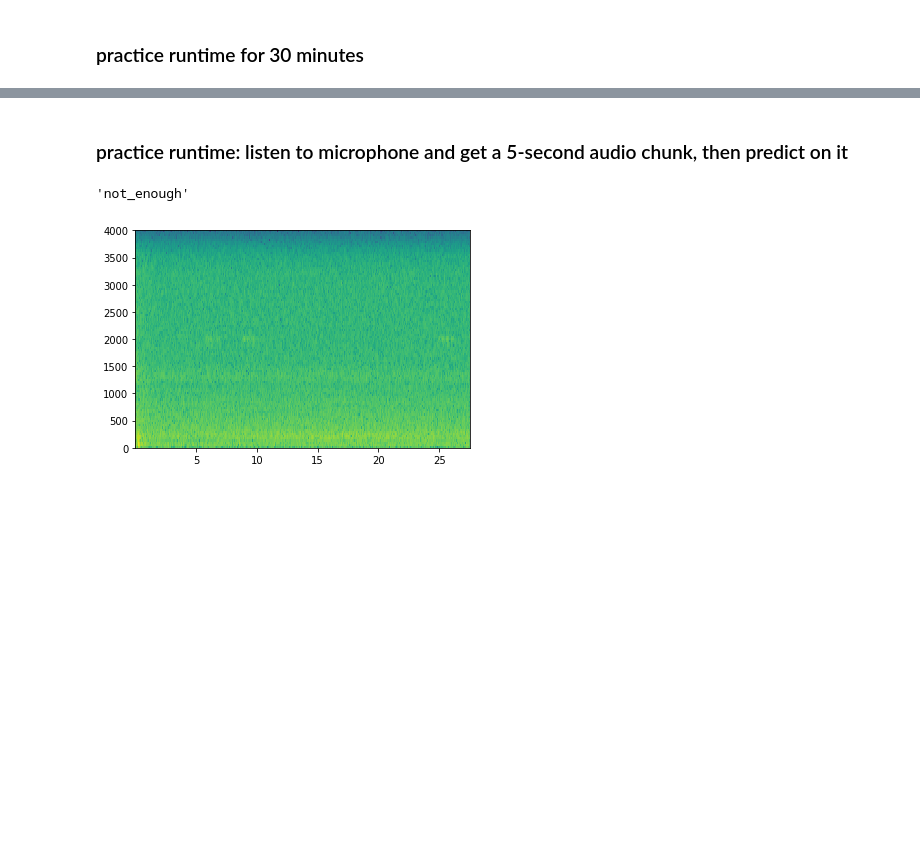
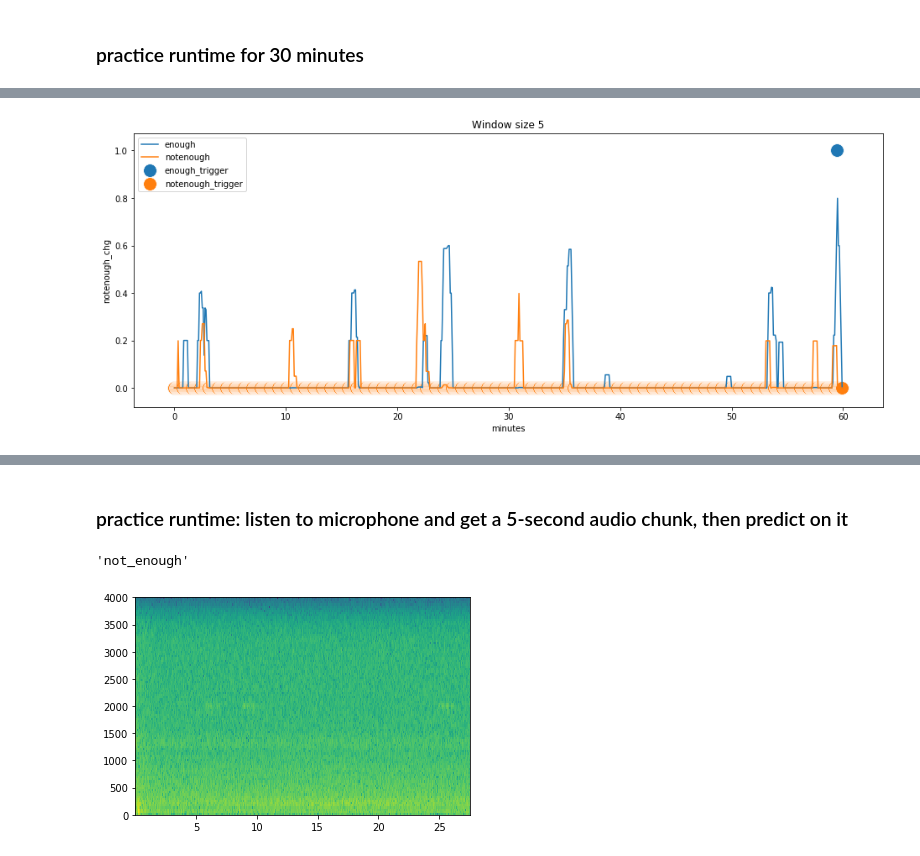
Before and after one commit to lukewolcott/med-bell, a Jupyter notebook: runtime.ipynb, the cells around one changed output, grey strips where cells are left out. Cells and saved outputs as stored; diff of their text form; code cells hidden in the pictures; blank space fills up the shorter version.

```diff
--- a/runtime.ipynb
+++ b/runtime.ipynb
@@ -221,0 +276,22 @@ Name: predictions, Length: 360, dtype: object
+# %%
+for colm in ['empty', 'enough', 'notenough']:
+    pdf[colm+'_rm'] = pdf[colm].rolling(window=5).mean()
+
+pdf = pdf.fillna(0)
+# %%
+pdf['enough_inc'] = (pdf['enough_rm'] - pdf['enough_rm'].shift(5, fill_value=0)) > 0.6
+pdf['enough_chg'] = ((pdf['enough_inc']==True)&(pdf['enough_inc'].shift(1, fill_value=False)==False)).astype('int')
+# %%
+pdf['notenough_inc'] = (pdf['notenough_rm'] - pdf['notenough_rm'].shift(5, fill_value=0)) > 0.6
+pdf['notenough_chg'] = ((pdf['notenough_inc']==True)&(pdf['notenough_inc'].shift(1, fill_value=False)==False)).astype('int')
+# %%
+fig = plt.figure(figsize=(16, 6))
+sns.lineplot(x='minutes', y='enough_rm', data=pdf, label='enough')
+sns.lineplot(x='minutes', y='notenough_rm', data=pdf, label='notenough')
+sns.scatterplot(x='minutes', y='enough_chg', data=pdf, label='enough_trigger', s=250)
+sns.scatterplot(x='minutes', y='notenough_chg', data=pdf, label='notenough_trigger', s=250)
+plt.legend()
+plt.title('Window size 5')
+plt.show()
+# %% [output]
+[figure, added]
```
Also changed, not shown: parts of 29 cells of this notebook.
